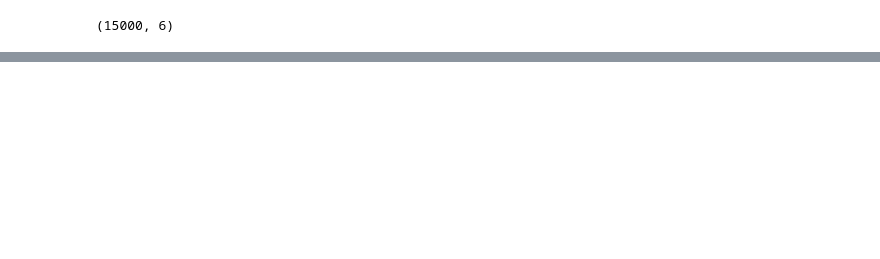
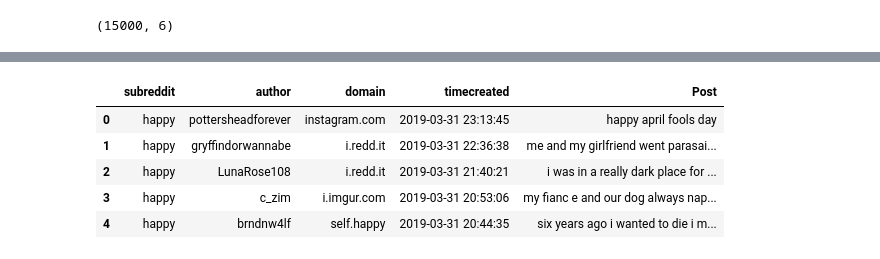
Before and after one commit to martinberberi/Mental-Health-Risk-Assessment, a Jupyter notebook: Code/EDA_Cleaning.ipynb, the cells around one changed output, grey strips where cells are left out. Cells and saved outputs as stored; diff of their text form; code cells hidden in the pictures; blank space fills up the shorter version.

```diff
--- a/Code/EDA_Cleaning.ipynb
+++ b/Code/EDA_Cleaning.ipynb
@@ -130,0 +191,10 @@ happy_df.shape
+# %%
+#Check the head for changes
+happy_df.head()
+# %% [output]
+|  | subreddit | author | domain | timecreated | Post |
+| 0 | happy | pottersheadforever | instagram.com | 2019-03-31 23:13:45 | happy april fools day |
+| 1 | happy | gryffindorwannabe | i.redd.it | 2019-03-31 22:36:38 | me and my girlfriend went parasai... |
+| 2 | happy | LunaRose108 | i.redd.it | 2019-03-31 21:40:21 | i was in a really dark place for ... |
+| 3 | happy | c_zim | i.imgur.com | 2019-03-31 20:53:06 | my fianc e and our dog always nap... |
+| 4 | happy | brndnw4lf | self.happy | 2019-03-31 20:44:35 | six years ago i wanted to die i m... |
```
Also changed, not shown: parts of 13 cells of this notebook.
